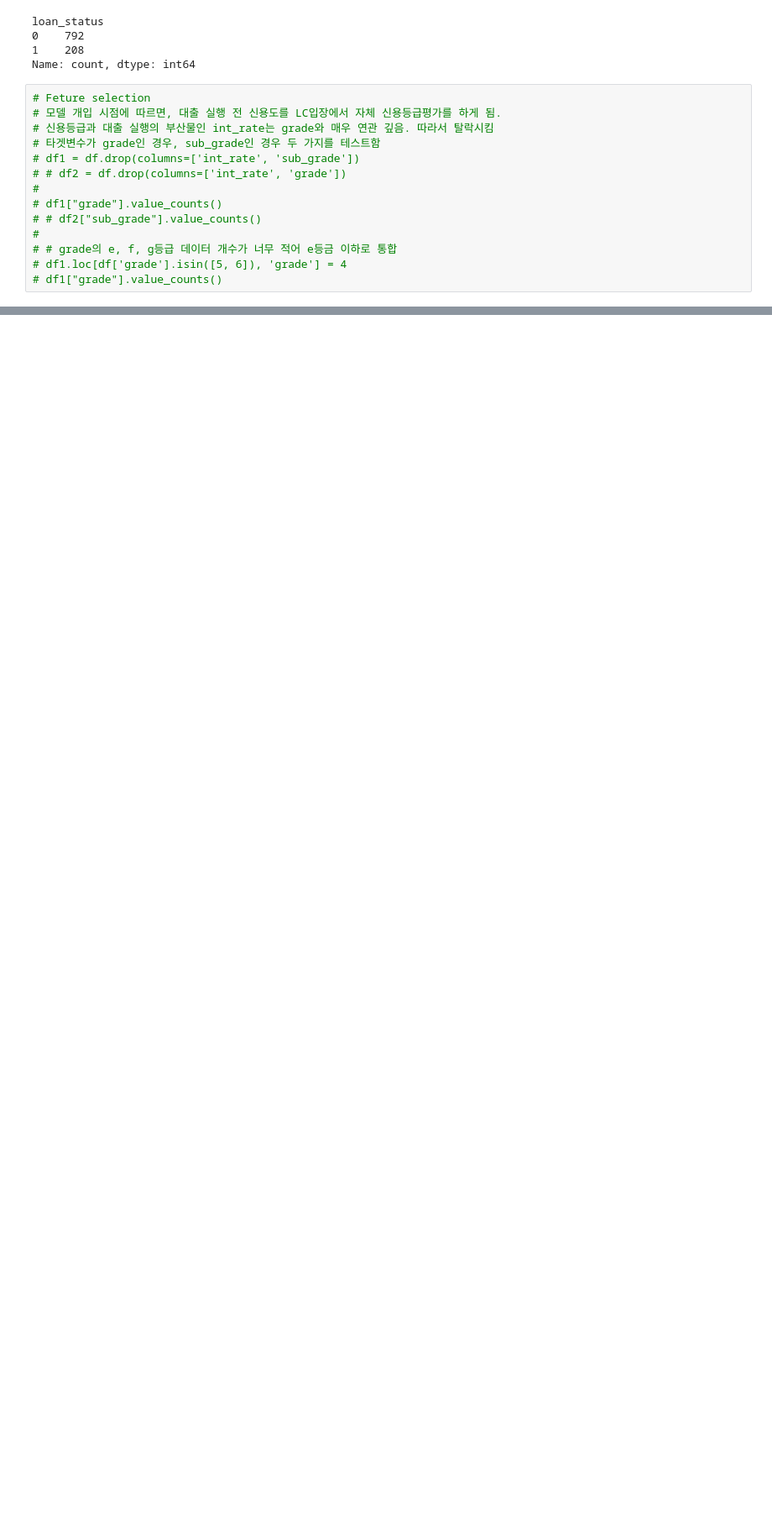
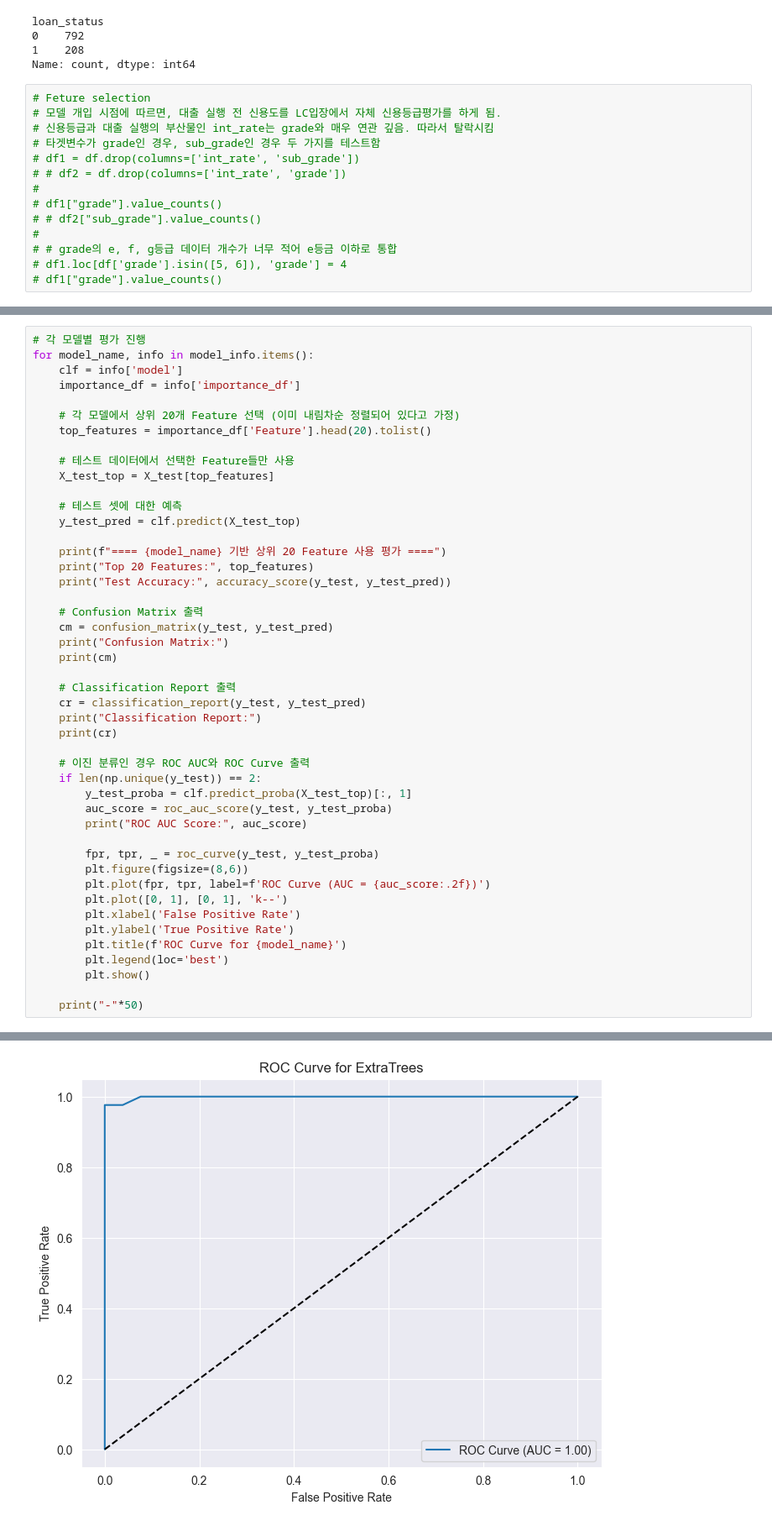
Before and after one commit to SNU-fintech-team-4/LendSure, a Jupyter notebook: Domain-team/main.ipynb, the cells around one changed output, grey strips where cells are left out. Shown at 84% size. Saved outputs shown, nothing was run; the diff lists cells and outputs as text; blank space fills up the shorter version.

```diff
--- a/Domain-team/main.ipynb
+++ b/Domain-team/main.ipynb
@@ -510,0 +674,47 @@ You can set `force_col_wise=true` to remove the overhead.
+# %%
+# 각 모델별 평가 진행
+for model_name, info in model_info.items():
+    clf = info['model']
+    importance_df = info['importance_df']
+
+    # 각 모델에서 상위 20개 Feature 선택 (이미 내림차순 정렬되어 있다고 가정)
+    top_features = importance_df['Feature'].head(20).tolist()
+
+    # 테스트 데이터에서 선택한 Feature들만 사용
+    X_test_top = X_test[top_features]
+
+    # 테스트 셋에 대한 예측
+    y_test_pred = clf.predict(X_test_top)
+
+    print(f"==== {model_name} 기반 상위 20 Feature 사용 평가 ====")
+    print("Top 20 Features:", top_features)
+    print("Test Accuracy:", accuracy_score(y_test, y_test_pred))
+
+    # Confusion Matrix 출력
+    cm = confusion_matrix(y_test, y_test_pred)
+    print("Confusion Matrix:")
+    print(cm)
+
+    # Classification Report 출력
+    cr = classification_report(y_test, y_test_pred)
+    print("Classification Report:")
+    print(cr)
+
+    # 이진 분류인 경우 ROC AUC와 ROC Curve 출력
+    if len(np.unique(y_test)) == 2:
+        y_test_proba = clf.predict_proba(X_test_top)[:, 1]
+        auc_score = roc_auc_score(y_test, y_test_proba)
+        print("ROC AUC Score:", auc_score)
+
+        fpr, tpr, _ = roc_curve(y_test, y_test_proba)
+        plt.figure(figsize=(8,6))
+        plt.plot(fpr, tpr, label=f'ROC Curve (AUC = {auc_score:.2f})')
+        plt.plot([0, 1], [0, 1], 'k--')
+        plt.xlabel('False Positive Rate')
+        plt.ylabel('True Positive Rate')
+        plt.title(f'ROC Curve for {model_name}')
+        plt.legend(loc='best')
+        plt.show()
+
+    print("-"*50)
+# %% [output]
@@ -510,0 +738 @@ You can set `force_col_wise=true` to remove the overhead.
+[figure, added]
```
Also changed, not shown: parts of 12 cells of this notebook, 4 other files.
